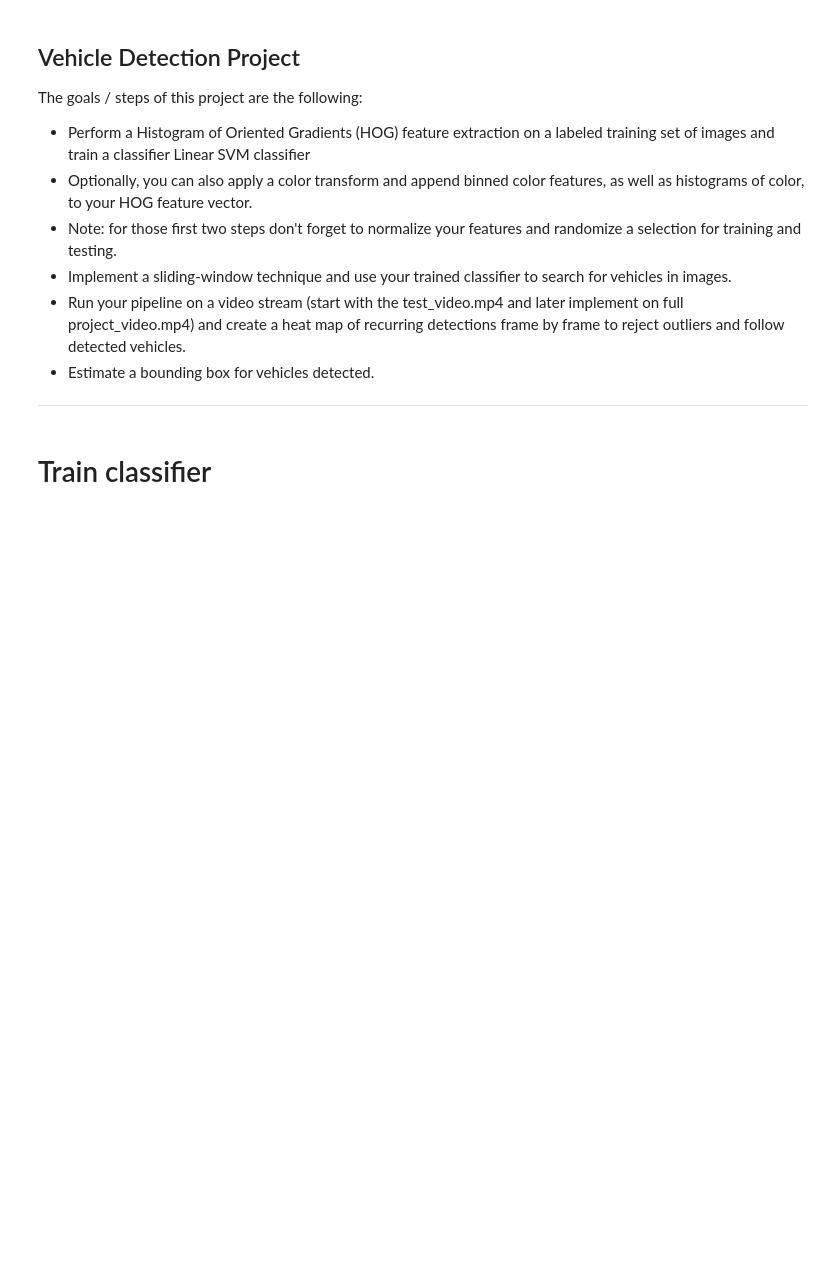
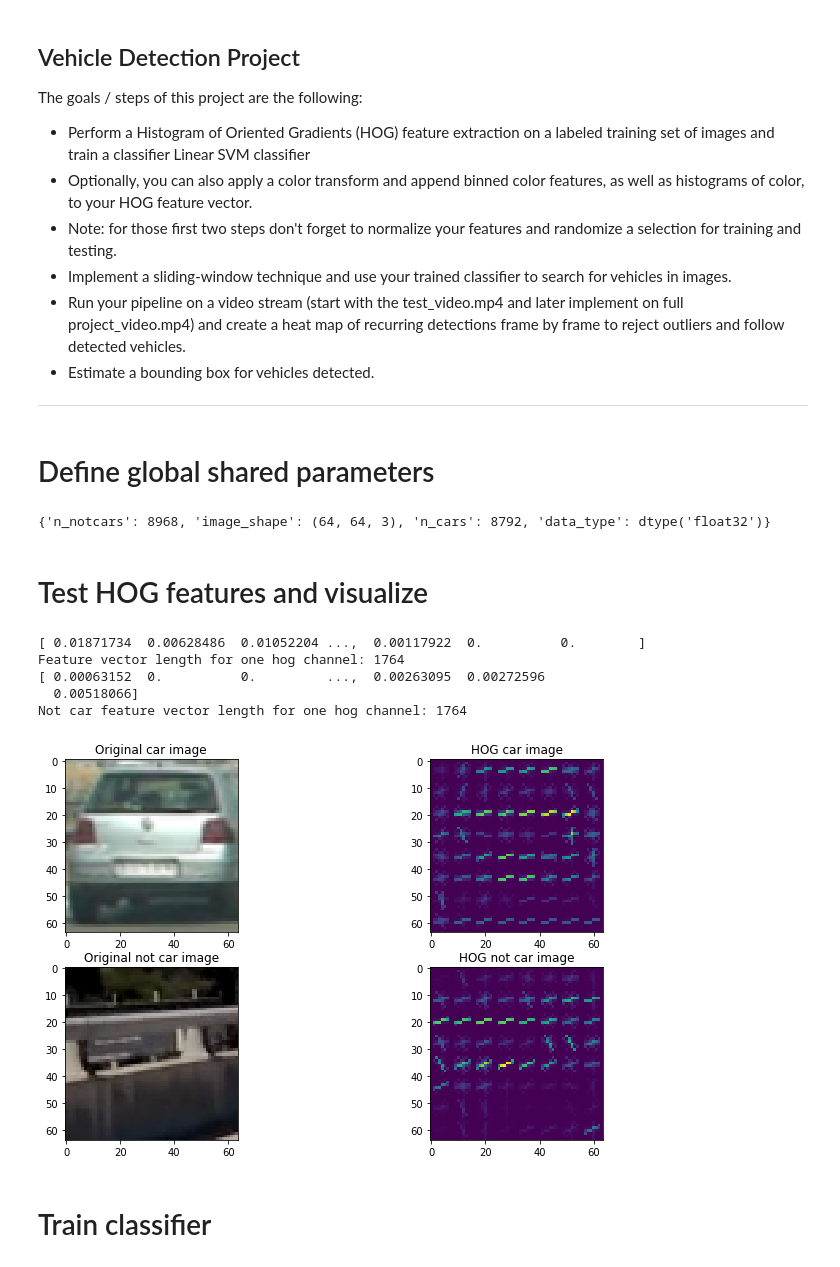
Before and after one commit to ahubi/CarND-Vehicle-Detection, a Jupyter notebook: vehicle_detection.ipynb, the cells around one changed output. Saved outputs shown, nothing was run; the diff lists cells and outputs as text; code cells hidden in the pictures; blank space fills up the shorter version.

```diff
--- a/vehicle_detection.ipynb
+++ b/vehicle_detection.ipynb
@@ -196,6 +188,71 @@ def read_cars_notcars():
     for image in ncarimages:
         notcars.append(image)
     return cars, notcars
+# %% [markdown]
+# Define global shared parameters
+# %%
+### TODO: Tweak these parameters and see how the results change.
+colorspace = 'BGR2YCrCb'
+orient = 9
+pix_per_cell = 8
+cell_per_block = 2
+hog_channel = 'ALL' # Can be 0, 1, 2, or "ALL"
+
+ystart = 400
+ystop = 656
+scale = 1.5
+spatial_size = (32,32)
+hist_bins = 32
+
+# Divide up into cars and notcars
+cars, notcars = read_cars_notcars()
+print(data_look(cars, notcars))
+# %% [output]
+{'n_notcars': 8968, 'image_shape': (64, 64, 3), 'n_cars': 8792, 'data_type': dtype('float32')}
+# %% [markdown]
+# Test HOG features and visualize
+# %%
+img = my_readimg(cars[21])
+nimg = my_readimg(notcars[24])
+
+store_image(img*255, 'output_images/', 'original_car_img_x.png')
+feature_image = convert_color(img, colorspace)
+store_image(feature_image*255, 'output_images/', 'color_convert_car_img_x.png')
+features, hog_img = get_hog_features(feature_image[:,:,0], orient, pix_per_cell, cell_per_block,vis=True)
+store_image(hog_img*255, 'output_images/', 'hog_car_img_x.png')
+print(features)
+print("Feature vector length for one hog channel:", len(features))
+
+store_image(nimg*255, 'output_images/', 'original_notcar_img_x.png')
+feature_nimage = convert_color(nimg, colorspace)
+store_image(feature_nimage*255, 'output_images/', 'color_convert_notcar_img_x.png')
+nfeatures, hog_nimg = get_hog_features(feature_nimage[:,:,0], orient, pix_per_cell, cell_per_block,vis=True)
+store_image(hog_nimg*255, 'output_images/', 'hog_notcar_img_x.png')
+print(nfeatures)
+print("Not car feature vector length for one hog channel:", len(features))
+
+plt.figure(figsize=(12, 7))
+plt.subplot(2, 2, 1)
+plt.imshow(img)
+plt.title("Original car image")
+plt.subplot(2, 2, 2)
+plt.imshow(hog_img)
+plt.title("HOG car image ch 0")
+
+plt.subplot(2, 2, 3)
+plt.imshow(nimg)
+plt.title("Original not car image")
+plt.subplot(2, 2, 4)
+plt.imshow(hog_nimg)
+plt.title("HOG not car image ch 0")
+plt.savefig('output_images/car_notcar_hog_plot_x.png')
+# %% [output]
+[ 0.01871734  0.00628486  0.01052204 ...,  0.00117922  0.          0.        ]
+Feature vector length for one hog channel: 1764
+[ 0.00063152  0.          0.         ...,  0.00263095  0.00272596
+  0.00518066]
+Not car feature vector length for one hog channel: 1764
+[figure, added]
 # %%
 def train_svc(cars, notcars):
     # Use a linear SVC
```
Also changed, not shown: parts of 13 cells of this notebook.
